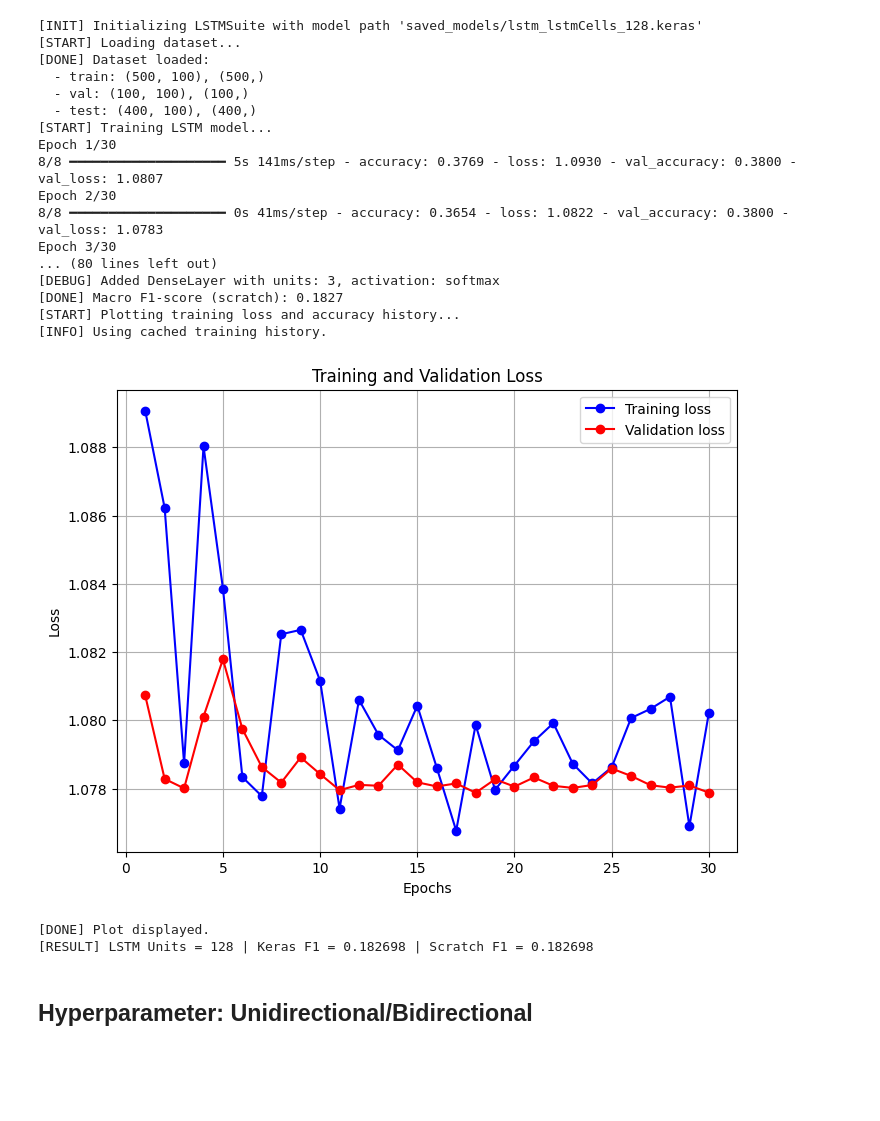
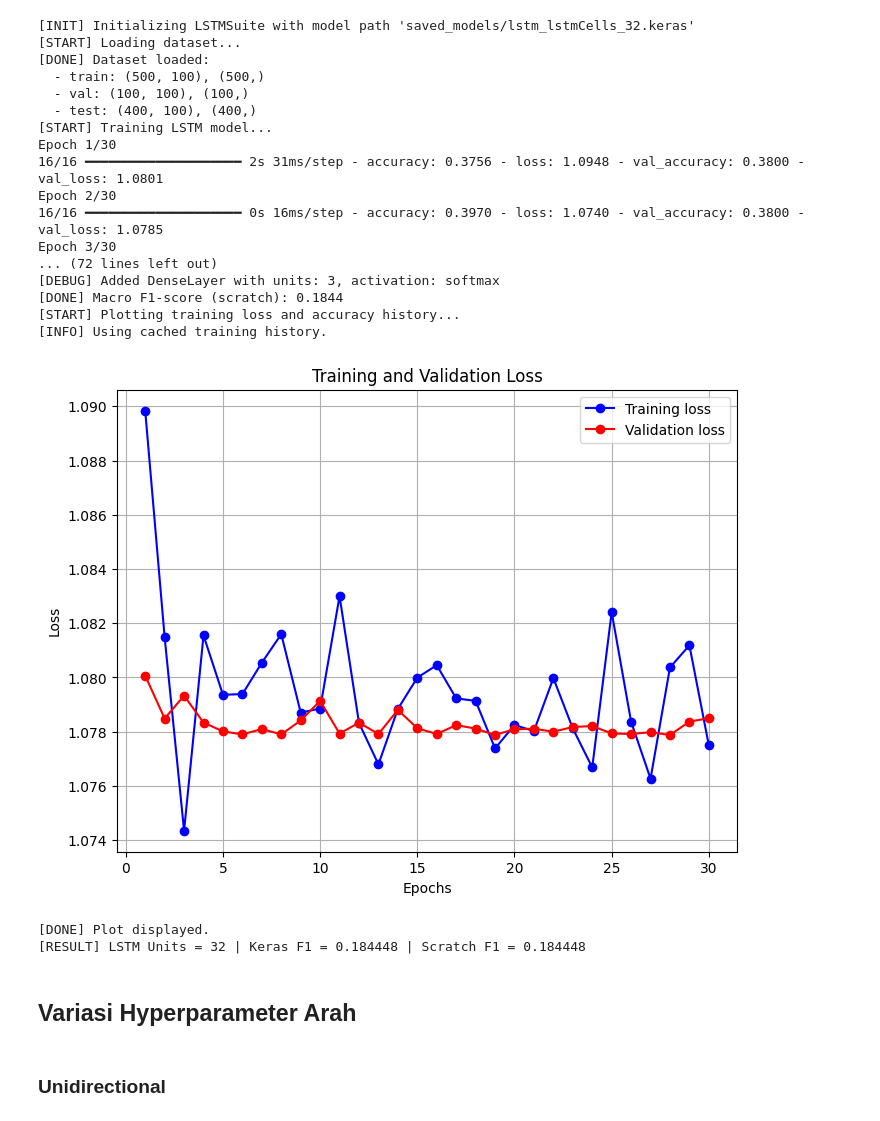
Before and after one commit to Farhannr28/Convolutional-Neural-Network-and-Recurrent-Neural-Network, a Jupyter notebook: src/LSTM.ipynb, the cells around one changed output. Drawn from its saved outputs; the diff is of its cells as text; code cells hidden in the pictures; blank space fills up the shorter version.

```diff
--- a/src/LSTM.ipynb
+++ b/src/LSTM.ipynb
@@ -341,13 +309,6 @@ def plot_loss(
 ) -> None:
     """
     Plot training loss and validation loss over epochs.
-
-    Parameters:
-    -----------
-    history : Dict[str, List[float]]
-        Dictionary containing 'loss' and 'val_loss' lists from Keras History object.
-    title : str, optional
-        Title of the plot (default is "Training and Validation Loss").
     """
     loss = history.get("loss", [])
     val_loss = history.get("val_loss", [])
@@ -375,18 +336,9 @@ def plot_multi_loss(
 ) -> None:
     """
     Plot multiple training and validation losses in two subplots.
-
-    Parameters:
-    -----------
-    histories : Dict[str, Dict[str, List[float]]]
-        Dictionary where keys are experiment names and values are history dicts
-        containing 'loss' and 'val_loss' lists.
-    title : str, optional
-        Title of the whole figure (default is "Training and Validation Loss Comparison").
     """
     plt.figure(figsize=(14, 6))
 
-    # Plot training loss
     plt.subplot(1, 2, 1)
     for name, history in histories.items():
         loss = history.get("loss", [])
@@ -399,7 +351,6 @@ def plot_multi_loss(
     plt.legend()
     plt.grid(True)
 
-    # Plot validation loss
     plt.subplot(1, 2, 2)
     for name, history in histories.items():
         val_loss = history.get("val_loss", [])
@@ -821,41 +759,43 @@ Epoch 3/30
 # %%
-lstm_lstmCells_128 = LSTMSuite(save_dir="saved_models", model_name="lstm_lstmCells_128.keras")
-lstm_lstmCells_128.history_path = Path("saved_models/lstm_lstmCells128_history.json")
-lstm_lstmCells_128.load_data()
+lstm_lstmCells_32 = LSTMSuite(save_dir="saved_models", model_name="lstm_lstmCells_32.keras")
+lstm_lstmCells_32.history_path = Path("saved_models/lstm_lstmCells32_history.json")
+lstm_lstmCells_32.load_data()
 
-if lstm_lstmCells_128.model_path.exists() and lstm_lstmCells_128.history_path.exists():
+if lstm_lstmCells_32.model_path.exists() and lstm_lstmCells_32.history_path.exists():
     print("[INFO] Model and history already exist. Skipping training and loading history...")
-    lstm_lstmCells_128.load_history()
+    lstm_lstmCells_32.load_history()
 else:
-    lstm_lstmCells_128.train(epochs=30, batch_size=32, lstm_layers=5, lstm_units=128)
+    lstm_lstmCells_32.train(epochs=30, batch_size=32, lstm_layers=1, lstm_units=32)
 
-keras_lstm_lstmCells_128 = lstm_lstmCells_128.evaluate_keras()
-scratch_lstm_lstmCells_128 = lstm_lstmCells_128.evaluate_scratch()
-lstm_lstmCells_128.plot_history()
-print(f"[RESULT] LSTM Units = 128 | Keras F1 = {keras_lstm_lstmCells_128:.6f} | Scratch F1 = {scratch_lstm_lstmCells_128:.6f}\n")
+keras_lstm_lstmCells_32 = lstm_lstmCells_32.evaluate_keras()
+scratch_lstm_lstmCells_32 = lstm_lstmCells_32.evaluate_scratch()
+lstm_lstmCells_32.plot_history()
+print(f"[RESULT] LSTM Units = 32 | Keras F1 = {keras_lstm_lstmCells_32:.6f} | Scratch F1 = {scratch_lstm_lstmCells_32:.6f}\n")
 # %% [output]
-[INIT] Initializing LSTMSuite with model path 'saved_models/lstm_lstmCells_128.keras'
+[INIT] Initializing LSTMSuite with model path 'saved_models/lstm_lstmCells_32.keras'
 [START] Loading dataset...
 [DONE] Dataset loaded:
   - train: (500, 100), (500,)
   - val: (100, 100), (100,)
   - test: (400, 100), (400,)
 [START] Training LSTM model...
 Epoch 1/30
-8/8 ━━━━━━━━━━━━━━━━━━━━ 5s 141ms/step - accuracy: 0.3769 - loss: 1.0930 - val_accuracy: 0.3800 - val_loss: 1.0807
+16/16 ━━━━━━━━━━━━━━━━━━━━ 2s 31ms/step - accuracy: 0.3756 - loss: 1.0948 - val_accuracy: 0.3800 - val_loss: 1.0801
 Epoch 2/30
-8/8 ━━━━━━━━━━━━━━━━━━━━ 0s 41ms/step - accuracy: 0.3654 - loss: 1.0822 - val_accuracy: 0.3800 - val_loss: 1.0783
+16/16 ━━━━━━━━━━━━━━━━━━━━ 0s 16ms/step - accuracy: 0.3970 - loss: 1.0740 - val_accuracy: 0.3800 - val_loss: 1.0785
 Epoch 3/30
-... (80 lines left out)
+... (72 lines left out)
 [DEBUG] Added DenseLayer with units: 3, activation: softmax
-[DONE] Macro F1-score (scratch): 0.1827
+[DONE] Macro F1-score (scratch): 0.1844
 [START] Plotting training loss and accuracy history...
 [INFO] Using cached training history.
-[figure, old version]
+[figure, new version]
 [DONE] Plot displayed.
-[RESULT] LSTM Units = 128 | Keras F1 = 0.182698 | Scratch F1 = 0.182698
+[RESULT] LSTM Units = 32 | Keras F1 = 0.184448 | Scratch F1 = 0.184448
+# %% [markdown]
+## Variasi Hyperparameter Arah
 # %% [markdown]
-## Hyperparameter: Unidirectional/Bidirectional
+### Unidirectional
 # %%
 lstm_unidirectional = LSTMSuite(save_dir="saved_models", model_name="lstm_unidirectional.keras")
 lstm_unidirectional.history_path = Path("saved_models/lstm_unidirectional_history.json")
```
Also changed, not shown: parts of 26 cells of this notebook, 3 other files.
